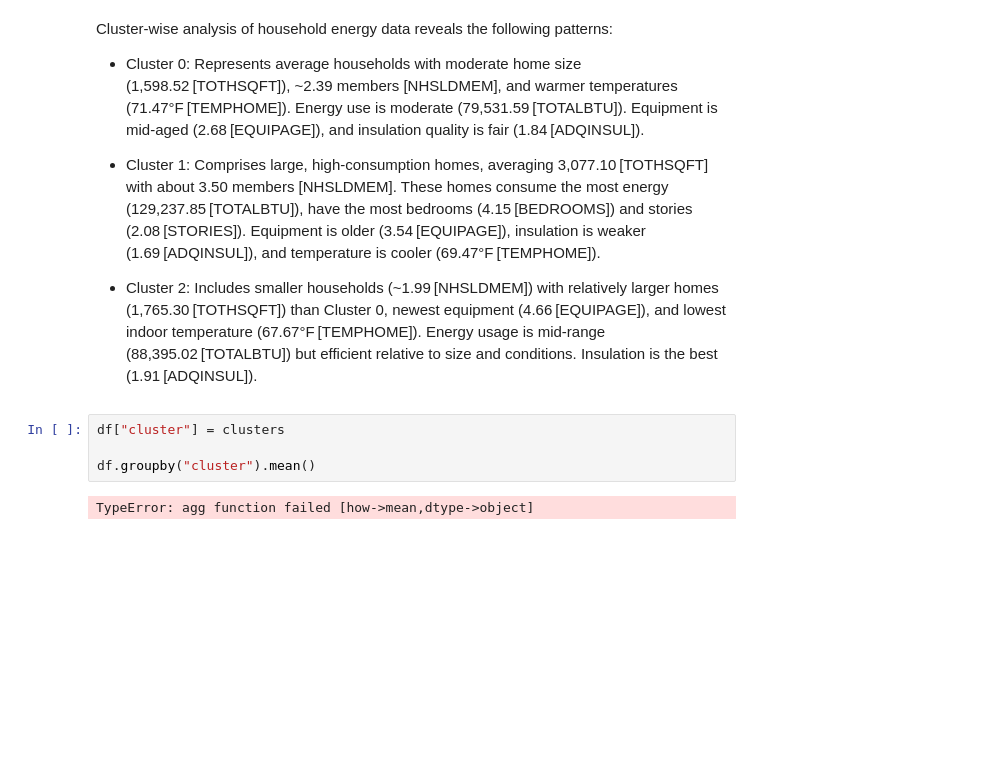
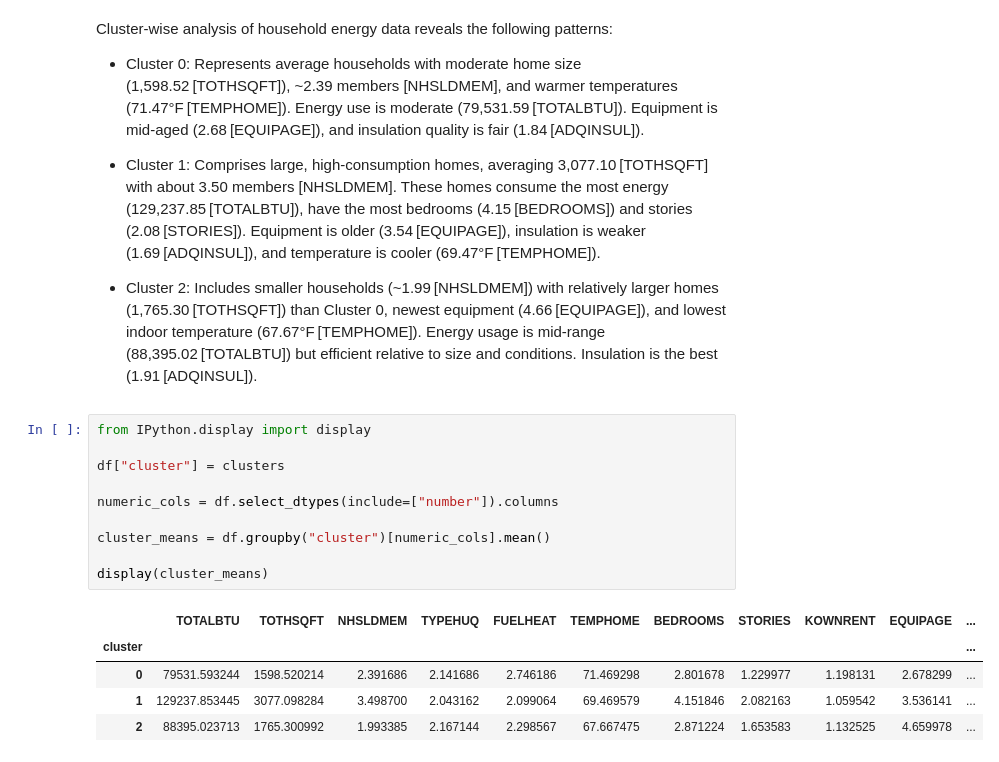
Before and after one commit to smw989/ENSF444_Project, a Jupyter notebook: ENSF444_Group50_FinalProject.ipynb, the cells around one changed output. Cells and saved outputs as stored; diff of their text form; blank space fills up the shorter version.

```diff
--- a/ENSF444_Group50_FinalProject.ipynb
+++ b/ENSF444_Group50_FinalProject.ipynb
@@ -337,8 +355,18 @@ Cluster-wise analysis of household energy data reveals the following patterns:
 
 - Cluster 2: Includes smaller households (~1.99 [NHSLDMEM]) with relatively larger homes (1,765.30 [TOTHSQFT]) than Cluster 0, newest equipment (4.66 [EQUIPAGE]), and lowest indoor temperature (67.67°F [TEMPHOME]). Energy usage is mid-range (88,395.02 [TOTALBTU]) but efficient relative to size and conditions. Insulation is the best (1.91 [ADQINSUL]).
 # %%
+from IPython.display import display
+
 df["cluster"] = clusters
 
-df.groupby("cluster").mean()
+numeric_cols = df.select_dtypes(include=["number"]).columns
+
+cluster_means = df.groupby("cluster")[numeric_cols].mean()
+
+display(cluster_means)
 # %% [output]
-TypeError: agg function failed [how->mean,dtype->object]
+|  | TOTALBTU | TOTHSQFT | NHSLDMEM | TYPEHUQ | FUELHEAT | TEMPHOME | BEDROOMS | STORIES | KOWNRENT | EQUIPAGE | ... |
+| cluster |  |  |  |  |  |  |  |  |  |  | ... |
+| 0 | 79531.593244 | 1598.520214 | 2.391686 | 2.141686 | 2.746186 | 71.469298 | 2.801678 | 1.229977 | 1.198131 | 2.678299 | ... |
+| 1 | 129237.853445 | 3077.098284 | 3.498700 | 2.043162 | 2.099064 | 69.469579 | 4.151846 | 2.082163 | 1.059542 | 3.536141 | ... |
+| 2 | 88395.023713 | 1765.300992 | 1.993385 | 2.167144 | 2.298567 | 67.667475 | 2.871224 | 1.653583 | 1.132525 | 4.659978 | ... |
```
Also changed, not shown: parts of 3 cells of this notebook.
